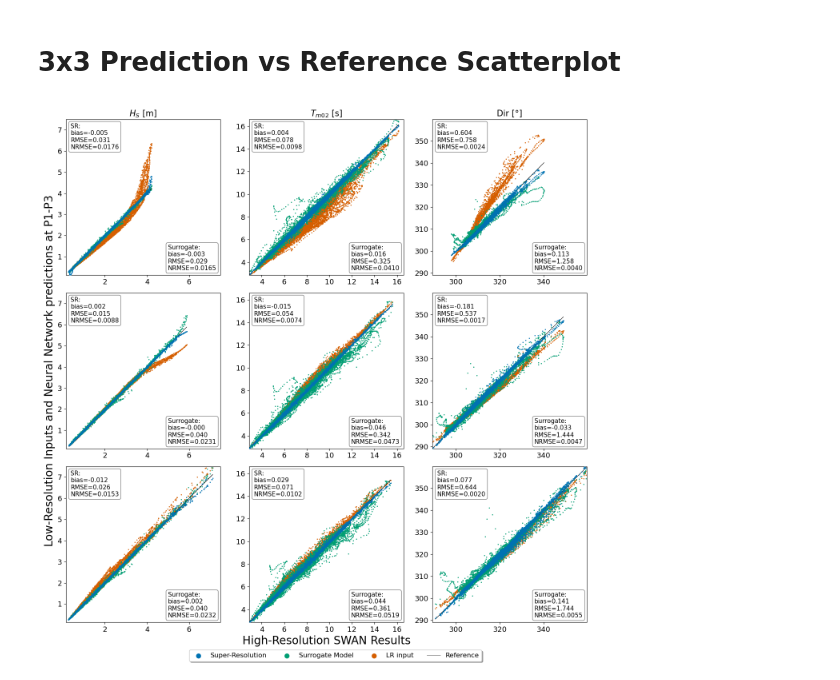
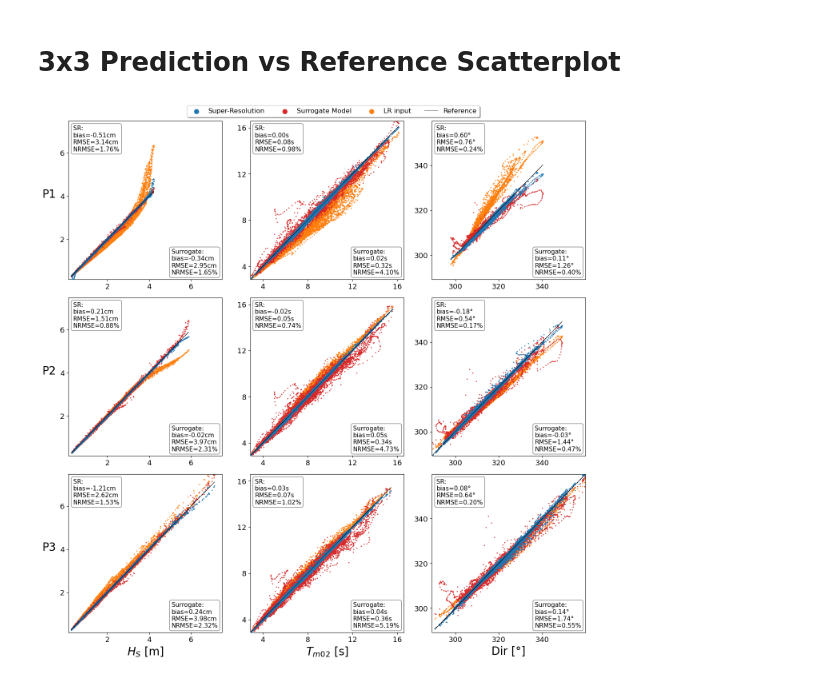
Before and after one commit to janfer95/SR_on_SWAN, a Jupyter notebook: NotebooksAndScripts/PredictionVsReferencePlots.ipynb, the cells around one changed output. Cells and saved outputs as stored; diff of their text form; code cells hidden in the pictures.

```diff
--- a/NotebooksAndScripts/PredictionVsReferencePlots.ipynb
+++ b/NotebooksAndScripts/PredictionVsReferencePlots.ipynb
@@ -32,7 +32,7 @@ def compute_stats(prediction, HR):
     # RMSE
     rmse = np.sqrt(np.nanmean((HR - prediction)**2))
     # SI
-    nrmse = rmse/np.nanmean(HR)
+    nrmse = rmse/np.nanmean(HR)*100  # Show it in percent
 
     return bias, rmse, nrmse
 
@@ -59,6 +59,8 @@ TEXTSIZE = 11
 # Various plot labels
 xlabel = {0: r"$H_S$ ", 1: r"$T_{m02}$ ", 2: r"Dir "}
 units = {0: "[m]", 1: "[s]", 2: "[°]"}
+lunits = {0: "cm", 1: "s", 2: "°"}  # Show stats in cm, s, and °
+factors = [100, 1, 1]  # Multiply Hs MAE times 100 to get cm
 
 label1 = "Super-Resolution"
 label2 = "Surrogate Model"
@@ -66,7 +68,7 @@ label3 = "LR input"
 label4 = "Reference"
 labels = [label1, label2, label3, label4]
 
-fig, axs = plt.subplots(3, 3, figsize=(14, 14))
+fig, axs = plt.subplots(3, 3, figsize=(14, 14)) # , sharex="col", sharey="col")
 
 for nvar in range(len(var)):
     # Determine max- and minval for each column to determine axis limits
@@ -82,9 +84,9 @@ for nvar in range(len(var)):
         bias, rmse, nrmse = compute_stats(prediction1, HR)
 
         text = "\n".join([fr"SR:",
-                          f"bias={bias:.3f}",
-                          f"RMSE={rmse:.3f}",
-                          f"NRMSE={nrmse:.4f}"])
+                          f"bias={bias*factors[nvar]:.2f}{lunits[nvar]}",
+                          f"RMSE={rmse*factors[nvar]:.2f}{lunits[nvar]}",
+                          f"NRMSE={nrmse:.2f}%"])
         textbox = axs[npt, nvar].annotate(text, (0.03, 0.81), xycoords="axes fraction",
                                           fontsize=TEXTSIZE, bbox=dict(boxstyle="round",
                                                                        facecolor='none',
@@ -94,26 +96,28 @@ for nvar in range(len(var)):
         bias, rmse, nrmse = compute_stats(prediction2, HR)
 
         text = "\n".join([fr"Surrogate:",
-                          f"bias={bias:.3f}",
-                          f"RMSE={rmse:.3f}",
-                          f"NRMSE={nrmse:.4f}"])
-        textbox = axs[npt, nvar].annotate(text, (0.66, 0.03), xycoords="axes fraction",
+                          f"bias={bias*factors[nvar]:.2f}{lunits[nvar]}",
+                          f"RMSE={rmse*factors[nvar]:.2f}{lunits[nvar]}",
+                          f"NRMSE={nrmse:.2f}%"])
+        textbox = axs[npt, nvar].annotate(text, (0.67, 0.03), xycoords="axes fraction",
                                           fontsize=TEXTSIZE, bbox=dict(boxstyle="round",
                                                                        facecolor='none',
                                                                        edgecolor="grey"))
 
 
         # Draw the scatter plots
-        line1 = axs[npt, nvar].scatter(HR, prediction1, s=1, label=label1, zorder=3)
-        line2 = axs[npt, nvar].scatter(HR, prediction2, s=1, label=label2, zorder=2)
-        line3 = axs[npt, nvar].scatter(HR, LR, s=1, label=label3, zorder=1)
-        line4, = axs[npt, nvar].plot(HR, HR, '-k', linewidth=0.5, label=label4)
+        line1 = axs[npt, nvar].scatter(HR, prediction1, s=1, label=label1,
+                                       color="tab:blue", zorder=3)
+        line2 = axs[npt, nvar].scatter(HR, prediction2, s=1, label=label2,
+                                       color="tab:red", zorder=2)
+        line3 = axs[npt, nvar].scatter(HR, LR, s=1, label=label3,
+                                       color="tab:orange", zorder=1)
+        line4, = axs[npt, nvar].plot(HR, HR, '-k', linewidth=0.5, label=label4, zorder=5)
 
-        axs[0, nvar].set_title(xlabel[nvar] + units[nvar], fontsize=TITLESIZE)
         axs[npt, nvar].tick_params(axis='both', labelsize=TICKLABELSIZE)
 
-        axs[1, 0].set_ylabel("Low-Resolution Inputs and Neural Network predictions at P1-P3", size=LABELSIZE)
-        axs[2, 1].set_xlabel("High-Resolution SWAN Results", size=LABELSIZE)
+        axs[npt, 0].set_ylabel(f"P{npt+1}", size=LABELSIZE, rotation=0, labelpad=20)
+        axs[2, nvar].set_xlabel(xlabel[nvar] + units[nvar], size=LABELSIZE)
 
         # Determine x-, and y-limits for each column
         max_val_cur = max(np.nanmax(LR), np.nanmax(prediction1),
@@ -126,35 +130,51 @@ for nvar in range(len(var)):
         if min_val > min_val_cur:
             min_val = min_val_cur
 
+    # Maximum 5 ticks, set at nice locations
+    locations = MaxNLocator(4).tick_values(min_val, max_val).astype(np.int32)
+    # Set same ticklabels for both x- and y-axis
+    axs[0, nvar].set_xticks(locations)
+    axs[0, nvar].set_xticklabels(locations)
+    axs[0, nvar].set_yticks(locations)
+    axs[0, nvar].set_yticklabels(locations)
+
+    axs[1, nvar].set_xticks(locations)
+    axs[1, nvar].set_xticklabels(locations)
+    axs[1, nvar].set_yticks(locations)
+    axs[1, nvar].set_yticklabels(locations)
+
+    axs[2, nvar].set_xticks(locations)
+    axs[2, nvar].set_xticklabels(locations)
+    axs[2, nvar].set_yticks(locations)
+    axs[2, nvar].set_yticklabels(locations)
 
     axs[0, nvar].set_xlim(min_val, max_val)
     axs[0, nvar].set_ylim(min_val, max_val)
 
     axs[1, nvar].set_xlim(min_val, max_val)
     axs[1, nvar].set_ylim(min_val, max_val)
 
     axs[2, nvar].set_xlim(min_val, max_val)
     axs[2, nvar].set_ylim(min_val, max_val)
 
-
 handles = [line1, line2, line3, line4]
-fig.legend(handles, labels, loc=[0.27, 0.003], markerscale=8,
+fig.legend(handles, labels, loc=[0.27, 0.975], markerscale=8,
            fancybox=True, shadow=True, ncol=4, fontsize=LEGENDFONTSIZE)
 
 plt.tight_layout()
 
-fig.subplots_adjust(bottom=0.073)
+fig.subplots_adjust(top=0.97)
 
 
 # Output folder and file name
 fdir = Path("Plots")
 fname = f"ReferenceVsPrediction.png"
 
 if save:
     if not fdir.exists():
         fdir.mkdir()
     plt.savefig(fdir / fname)
 
 plt.show()
 # %% [output]
-[figure, old version]
+[figure, new version]
```
Also changed, not shown: parts of 1 cell of this notebook, 10 other files.
